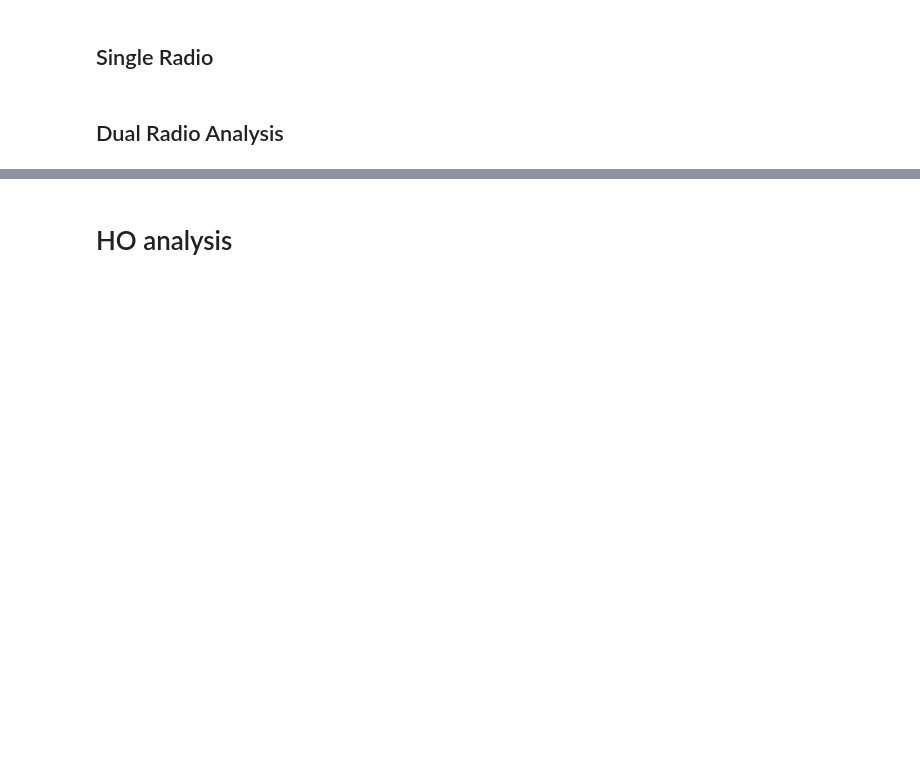
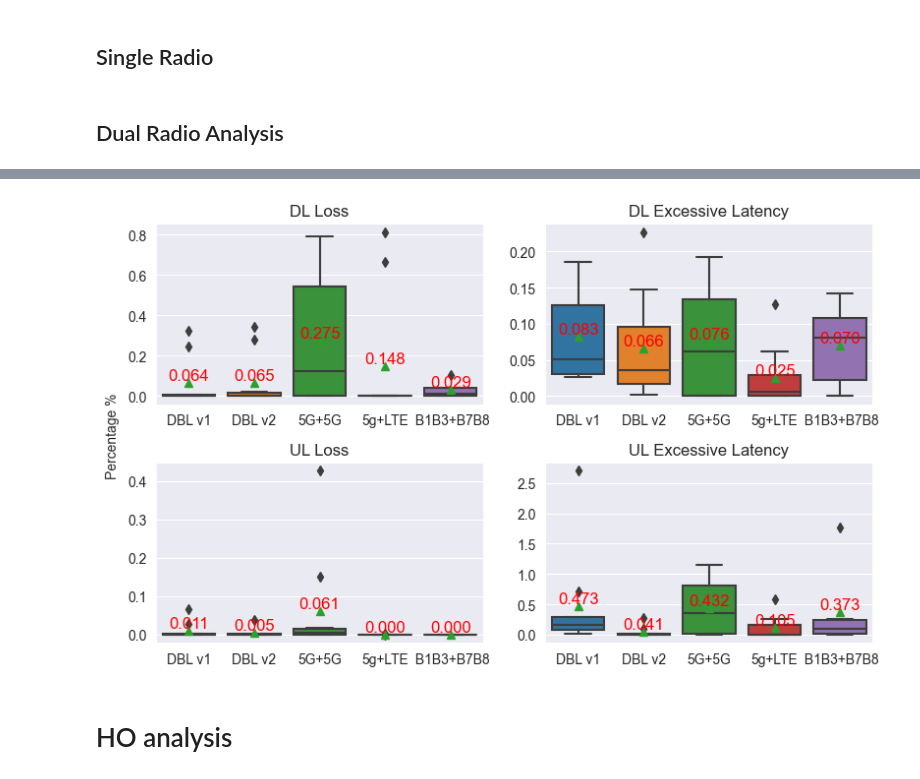
Before and after one commit to chihyangchen/ntu-experiments, a Jupyter notebook: sheng-ru/analysis/modem_action_analysis.ipynb, the cells around one changed output, grey strips where cells are left out. Saved outputs shown, nothing was run; the diff lists cells and outputs as text; code cells hidden in the pictures; blank space fills up the shorter version.

```diff
--- a/sheng-ru/analysis/modem_action_analysis.ipynb
+++ b/sheng-ru/analysis/modem_action_analysis.ipynb
@@ -489,11 +489,13 @@ def count_loss_excl_rate_dual(file_path1, file_path2):
 # and the corresponding band settings. It will be presented by a list of special
 # instance EXPERIMENTs.
 md_files = [
-    # '/home/wmnlab/D/database/2023-08-29/2023-08-29.md',
-    # '/home/wmnlab/D/database/2023-09-12-1/2023-09-12-1.md',
-    # '/home/wmnlab/D/database/2023-09-22/2023-09-22.md',
-    # '/home/wmnlab/D/database/2023-10-24/2023-10-24.md',
+    '/home/wmnlab/D/database/2023-08-29/2023-08-29.md',
+    '/home/wmnlab/D/database/2023-09-12-1/2023-09-12-1.md',
+    '/home/wmnlab/D/database/2023-09-22/2023-09-22.md',
+    '/home/wmnlab/D/database/2023-10-24/2023-10-24.md',
     '/home/wmnlab/D/database/2023-11-21/2023-11-21.md',
+    '/home/wmnlab/D/database/2023-12-26/2023-12-26.md',
+    "/home/wmnlab/D/database/2024-01-08/2024-01-08.md",
     ]
 EXPs = []
 
@@ -573,6 +587,8 @@ for EXP in EXPs:
 keys = ['dl_loss', 'dl_excl', 'ul_loss', 'ul_excl']
 
 action_group_r1, action_group_r2 = {k: [] for k in keys}, {k: [] for k in keys}
+action_group_v2_1_r1, action_group_v2_1_r2 = {k: [] for k in keys}, {k: [] for k in keys}
+action_group_v2_2_r1, action_group_v2_2_r2 = {k: [] for k in keys}, {k: [] for k in keys}
 control_group_r1, control_group_r2 = {k: [] for k in keys}, {k: [] for k in keys}
 control_group2_r1, control_group2_r2 = {k: [] for k in keys}, {k: [] for k in keys}
 control_group3_r1, control_group3_r2 = {k: [] for k in keys}, {k: [] for k in keys}
@@ -589,6 +605,20 @@ for metric_dict, info in zip(metric_dicts, corresponding_list):
                 action_group_r1[k].append(v)
             elif dev == 'qc03':
                 action_group_r2[k].append(v)
+
+        elif name == 'Modem_Action_Test_v2_1':
+
+            if dev == 'qc00':
+                action_group_v2_1_r1[k].append(v)
+            elif dev == 'qc01':
+                action_group_v2_1_r2[k].append(v)
+
+        elif name == 'Modem_Action_Test_v2_2':
+
+            if dev == 'qc00':
+                action_group_v2_2_r1[k].append(v)
+            elif dev == 'qc01':
+                action_group_v2_2_r2[k].append(v)
 
         elif name == 'Control_Group':
 
@@ -717,5 +765,7 @@ for EXP in EXPs:
 # %%
 action_group = {}
+action_group_v2_1 = {}
+action_group_v2_2 = {}
 control_group = {} # All + All
 control_group2 = {} # All + LTE
 control_group3 = {} # Lock band + Lock band
@@ -724,6 +774,8 @@ keys = ['dl_loss', 'dl_excl', 'ul_loss', 'ul_excl']
 
 for k in keys:
     action_group[k] = []
+    action_group_v2_1[k] = []
+    action_group_v2_2[k] = []
     control_group[k] = []
     control_group2[k] = []
     control_group3[k] = []
@@ -736,6 +788,10 @@ for comb_metric_dict, info in zip(comb_metric_dicts, corresponding_list):
 
         if name == 'Modem_Action_Test':
             action_group[k].append(v)
+        elif name == 'Modem_Action_Test_v2_1':
+            action_group_v2_1[k].append(v)
+        elif name == 'Modem_Action_Test_v2_2':
+            action_group_v2_2[k].append(v)
         elif name == 'Control_Group':
             control_group[k].append(v)
         elif name == 'Control_Group2':
@@ -747,13 +828,13 @@ action_group
 # %%
 # Box plot of performance.
-fig, axes = plt.subplots(2,2)
+fig, axes = plt.subplots(2,2, figsize=(8,5))
 dl_loss_boxes, dl_excl_boxes = [], []
 ul_loss_boxes, ul_excl_boxes = [], []
-labels = ['DBL', '5G+5G', '5g+LTE', ' B1B3+B7B8']
+labels = ['DBL v1', 'DBL v2', '5G+5G', '5g+LTE', ' B1B3+B7B8']
 
 sns.set_style("darkgrid")
 
-for d in [action_group, control_group, control_group2, control_group3]:
+for d in [action_group, action_group_v2_1, control_group, control_group2, control_group3]:
 
     dl_loss_box = [value*100 for value in d['dl_loss'] ]
     dl_excl_box = [value*100 for value in d['dl_excl'] ]
@@ -766,35 +847,37 @@ for d in [action_group, control_group, control_group2, control_group3]:
     ul_excl_boxes.append(ul_excl_box)
 
 # A useful one.
 def int_to_bin(x):
     x = bin(x)
     if len(x) < 4:
         x = x[:2] + '0' + x[2:]
     return x[2:]
 
 titles = ['DL Loss', 'DL Excessive Latency', 'UL Loss', 'UL Excessive Latency']
 
 for i, target in enumerate([dl_loss_boxes, dl_excl_boxes, ul_loss_boxes, ul_excl_boxes]):
 
     s = int_to_bin(i)
     n1, n2 = int(s[0]), int(s[1])
 
     data = {k:v for k, v in zip(labels, target)}
     sns.boxplot(data=list(data.values()), showmeans=True, ax=axes[n1, n2])
     axes[n1][n2].set_title(titles[i])
     axes[n1,n2].set_xticks(list(range(len(labels))))
-    axes[n1][n2].set_xticklabels(labels)
+    axes[n1][n2].set_xticklabels(labels, rotation=0)
 
     # Textx the value of mean.
     for j, group_name in enumerate(data.keys()):
         mean_value = sum(data[group_name])/len(data[group_name])
-        axes[n1, n2].text(j, mean_value, f'{mean_value:.2f}', ha='center', va='bottom', fontsize=12, color='red')
+        axes[n1, n2].text(j, mean_value, f'{mean_value:.3f}', ha='center', va='bottom', fontsize=12, color='red')
 
 # fig.text(0.5, 0.0, 'common xlabel', ha='center', va='center', fontsize=16)
 fig.text(0.0, 0.5, 'Percentage %', ha='center', va='center', rotation='vertical')
 
 plt.tight_layout()
 plt.show()
+# %% [output]
+[figure, added]
 # %%
 control_group2
 # %%
```
Also changed, not shown: parts of 7 cells of this notebook, 3 other files.
